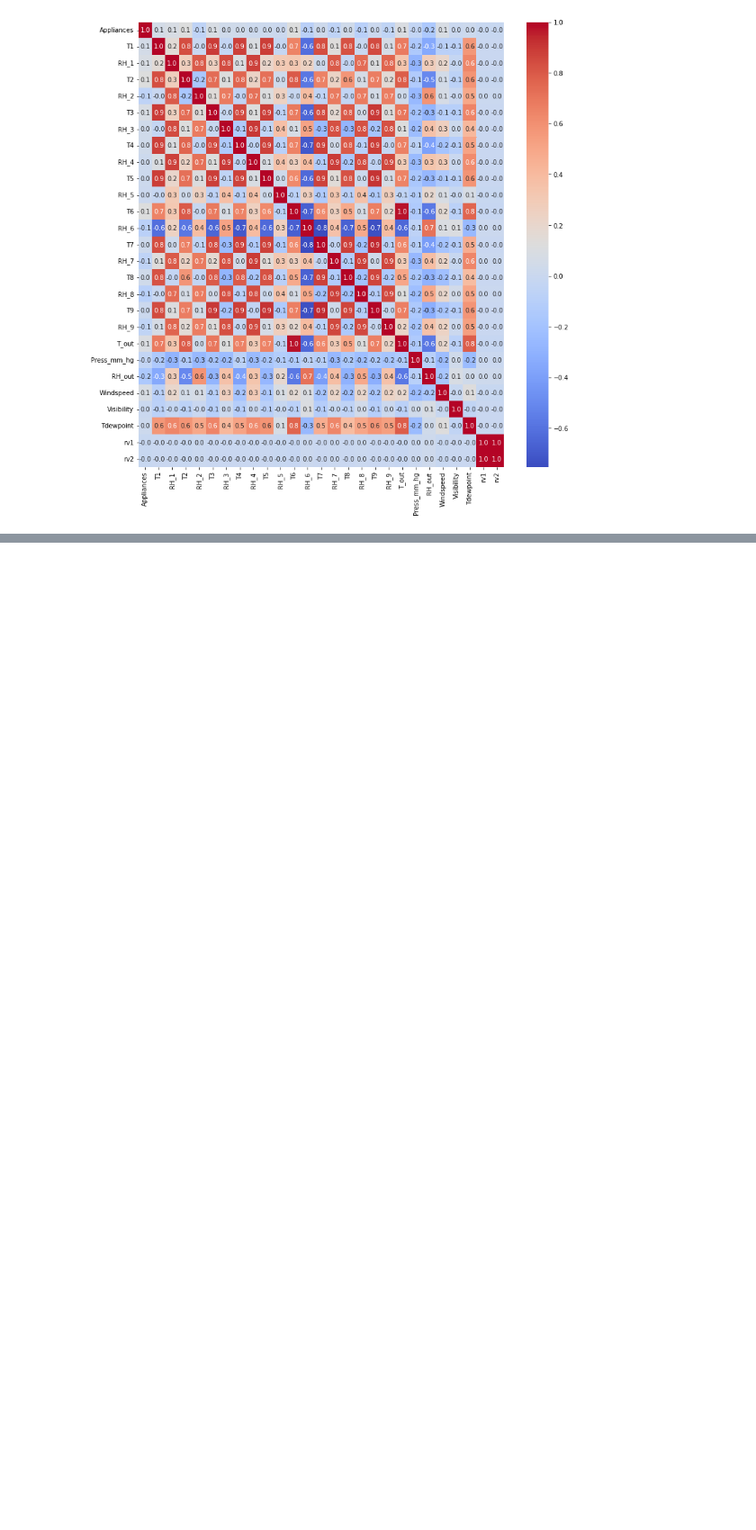
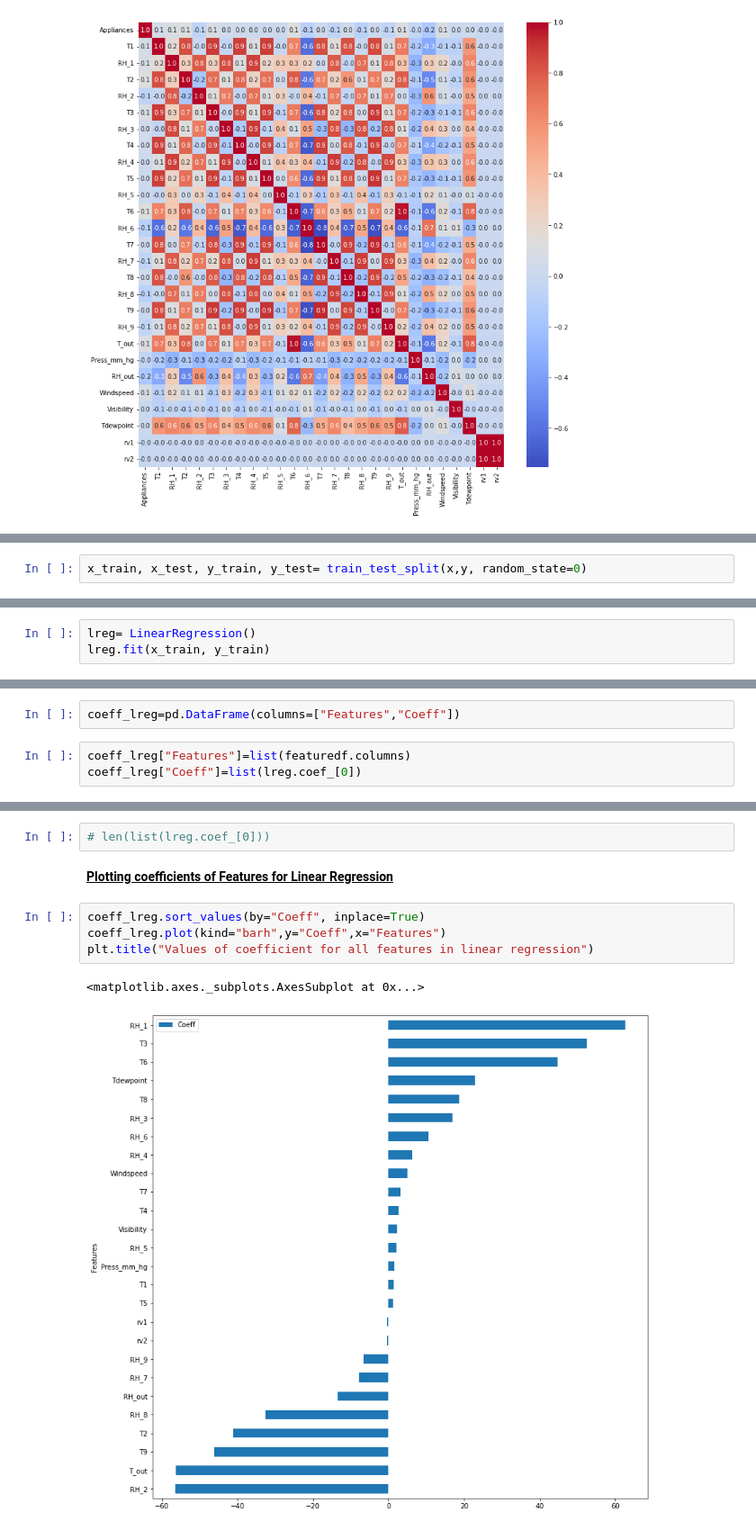
Before and after one commit to makdatascience/Appliance_Energy_Prediction, a Jupyter notebook: Proj_Super_ML_Reg.ipynb, the cells around one changed output, grey strips where cells are left out. Shown at 90% size. Drawn from its saved outputs; the diff is of its cells as text; blank space fills up the shorter version.

```diff
--- a/Proj_Super_ML_Reg.ipynb
+++ b/Proj_Super_ML_Reg.ipynb
@@ -189,0 +298,2 @@ sns.heatmap(corr_map,annot=True, fmt=".1f", cmap="coolwarm");
+# %%
+x_train, x_test, y_train, y_test= train_test_split(x,y, random_state=0)
@@ -189,0 +311,3 @@ sns.heatmap(corr_map,annot=True, fmt=".1f", cmap="coolwarm");
+# %%
+lreg= LinearRegression()
+lreg.fit(x_train, y_train)
@@ -189,0 +323,5 @@ sns.heatmap(corr_map,annot=True, fmt=".1f", cmap="coolwarm");
+# %%
+coeff_lreg=pd.DataFrame(columns=["Features","Coeff"])
+# %%
+coeff_lreg["Features"]=list(featuredf.columns)
+coeff_lreg["Coeff"]=list(lreg.coef_[0])
@@ -189,0 +348,11 @@ sns.heatmap(corr_map,annot=True, fmt=".1f", cmap="coolwarm");
+# %%
+# len(list(lreg.coef_[0]))
+# %% [markdown]
+<b><u>Plotting coefficients of Features for Linear Regression
+# %%
+coeff_lreg.sort_values(by="Coeff", inplace=True)
+coeff_lreg.plot(kind="barh",y="Coeff",x="Features")
+plt.title("Values of coefficient for all features in linear regression")
+# %% [output]
+<matplotlib.axes._subplots.AxesSubplot at 0x...>
+[figure, added]
```
Also changed, not shown: parts of 29 cells of this notebook.
